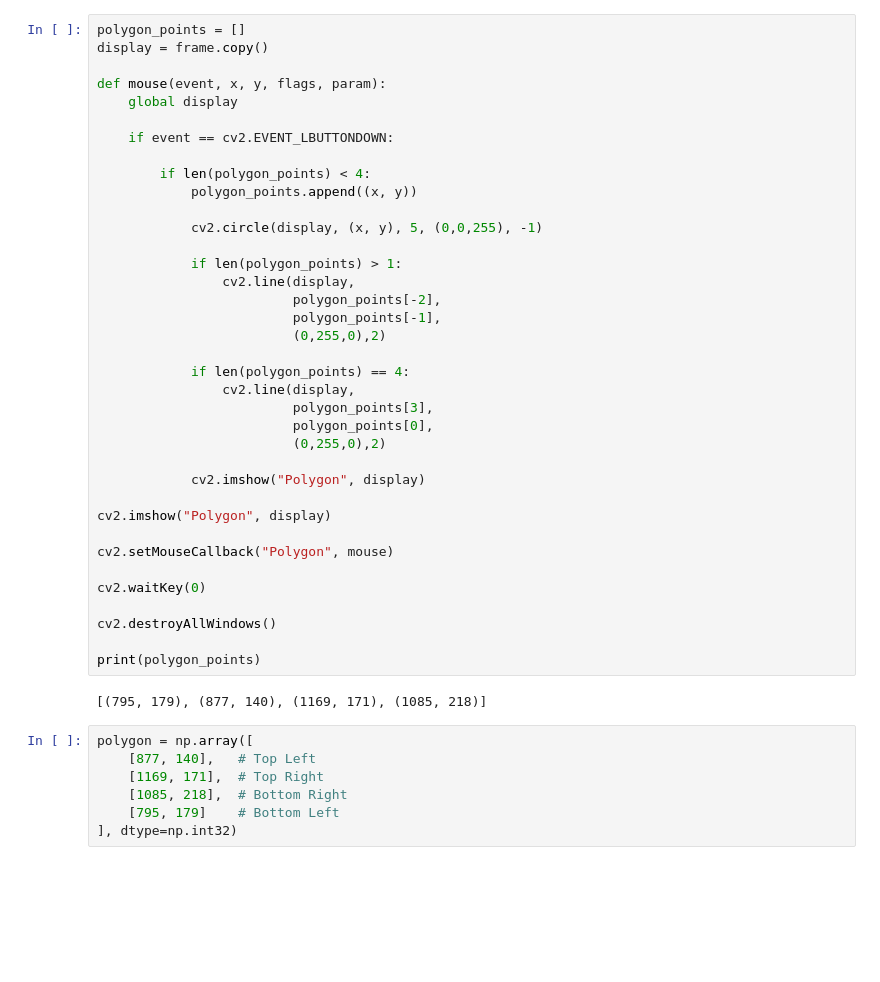
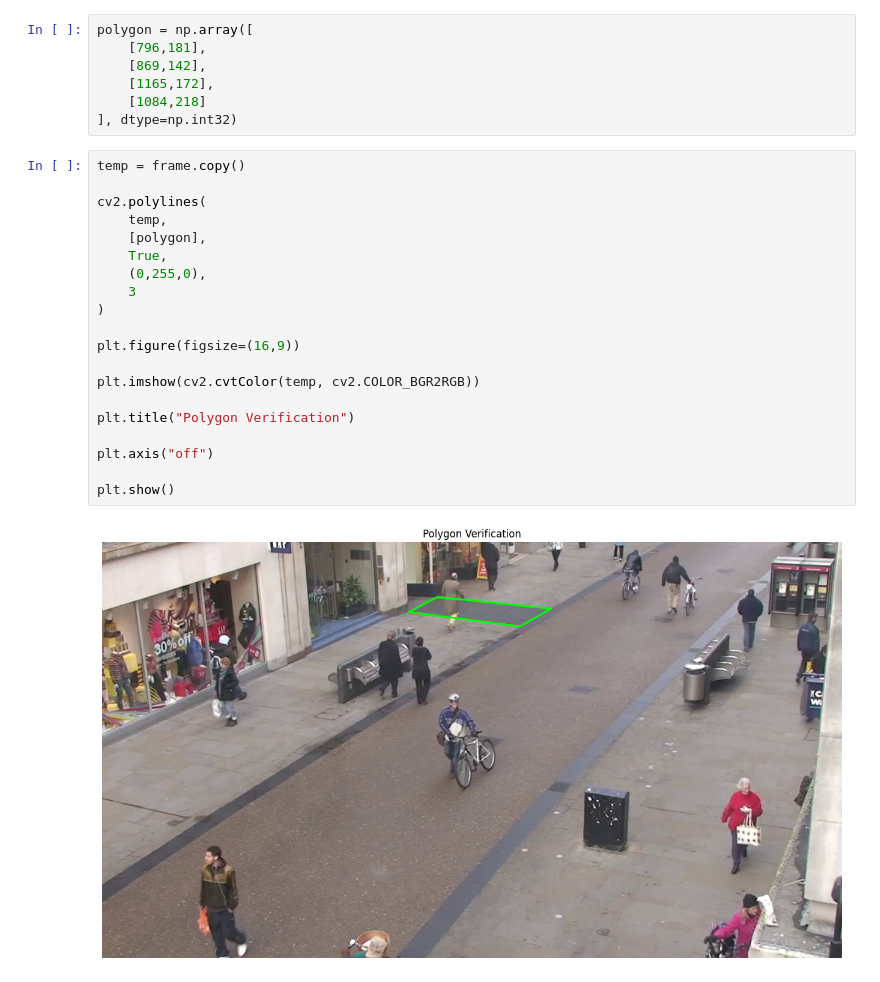
Before and after one commit to Er-Harsh2026/AI-Based-People-Counting-and-Gender-Classification, a Jupyter notebook: PeopleCounter.ipynb, the cells around one changed output. Drawn from its saved outputs; the diff is of its cells as text; blank space fills up the shorter version.

```diff
--- a/PeopleCounter.ipynb
+++ b/PeopleCounter.ipynb
@@ -72,47 +185,30 @@ plt.axis("on")
 # %%
-polygon_points = []
-display = frame.copy()
-
-def mouse(event, x, y, flags, param):
-    global display
-
-    if event == cv2.EVENT_LBUTTONDOWN:
-
-        if len(polygon_points) < 4:
-            polygon_points.append((x, y))
-
-            cv2.circle(display, (x, y), 5, (0,0,255), -1)
-
-            if len(polygon_points) > 1:
-                cv2.line(display,
-                         polygon_points[-2],
-                         polygon_points[-1],
-                         (0,255,0),2)
-
-            if len(polygon_points) == 4:
-                cv2.line(display,
-                         polygon_points[3],
-                         polygon_points[0],
-                         (0,255,0),2)
-
-            cv2.imshow("Polygon", display)
-
-cv2.imshow("Polygon", display)
-
-cv2.setMouseCallback("Polygon", mouse)
-
-cv2.waitKey(0)
-
-cv2.destroyAllWindows()
-
-print(polygon_points)
+polygon = np.array([
+    [796,181],
+    [869,142],
+    [1165,172],
+    [1084,218]
+], dtype=np.int32)
-# %% [output]
-[(795, 179), (877, 140), (1169, 171), (1085, 218)]
 # %%
-polygon = np.array([
-    [877, 140],   # Top Left
-    [1169, 171],  # Top Right
-    [1085, 218],  # Bottom Right
-    [795, 179]    # Bottom Left
-], dtype=np.int32)
+temp = frame.copy()
+
+cv2.polylines(
+    temp,
+    [polygon],
+    True,
+    (0,255,0),
+    3
+)
+
+plt.figure(figsize=(16,9))
+
+plt.imshow(cv2.cvtColor(temp, cv2.COLOR_BGR2RGB))
+
+plt.title("Polygon Verification")
+
+plt.axis("off")
+
+plt.show()
+# %% [output]
+[figure, added]
 # %%
```
Also changed, not shown: parts of 15 cells of this notebook.
